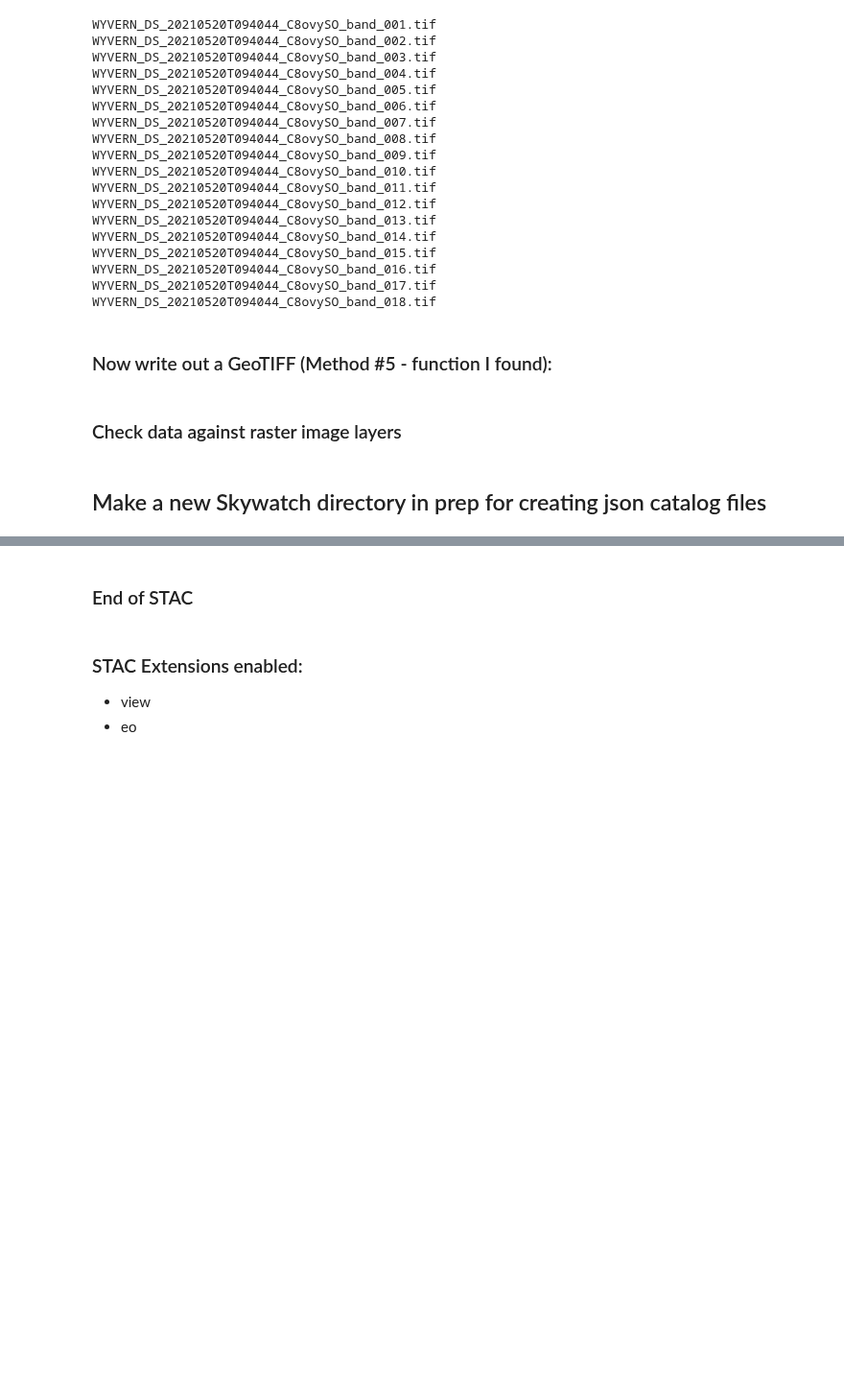
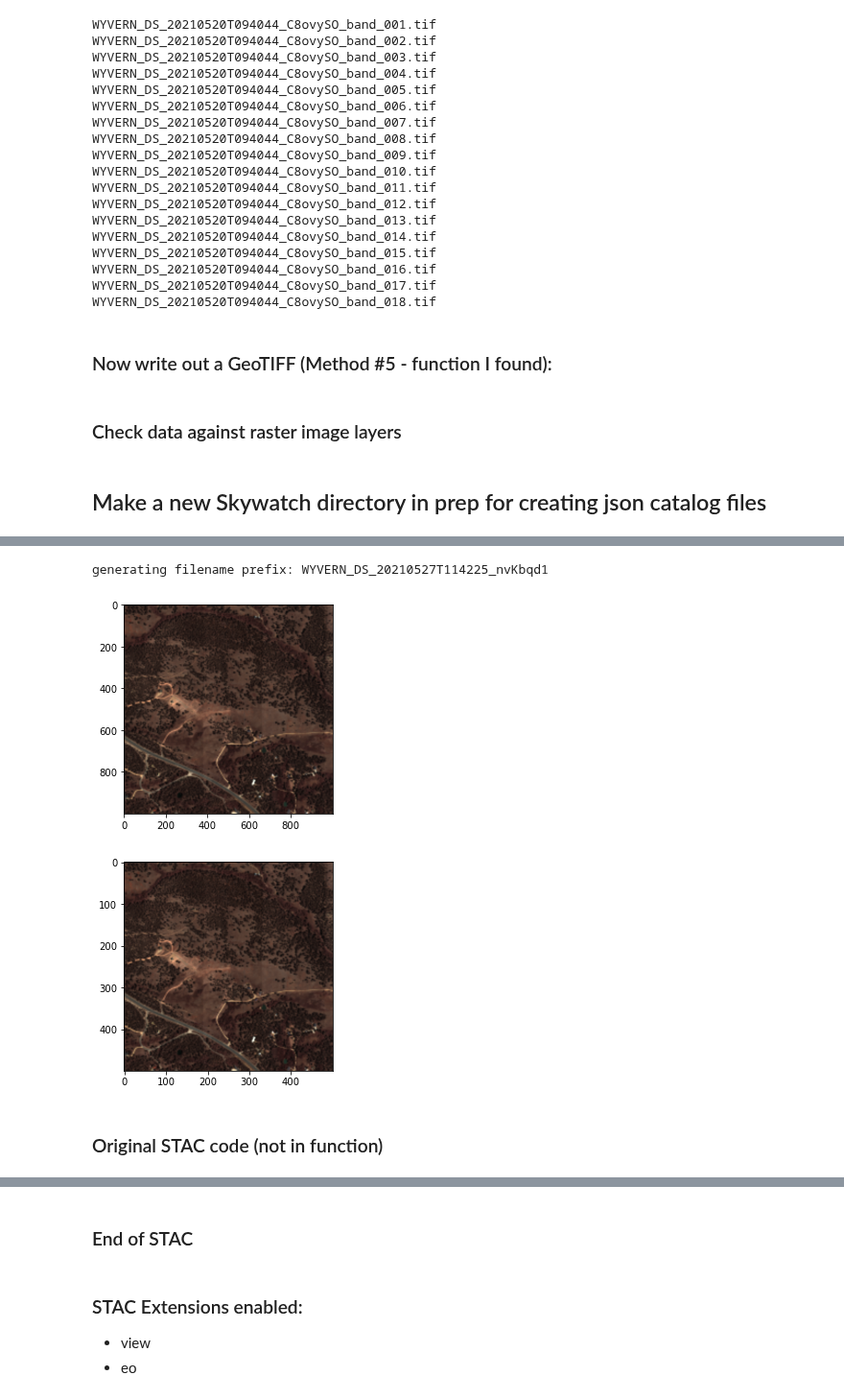
Before and after one commit to cjstewart/hyperspectral-project, a Jupyter notebook: notebooks/hdf5_to_GeoTIFF.ipynb, the cells around one changed output, grey strips where cells are left out. Shown at 96% size. Cells and saved outputs as stored; diff of their text form; code cells hidden in the pictures; blank space fills up the shorter version.

Commit message:
Implements STAC geotiff metadata & image prototype pipeline

```diff
--- a/notebooks/hdf5_to_GeoTIFF.ipynb
+++ b/notebooks/hdf5_to_GeoTIFF.ipynb
@@ -960,0 +1236,13 @@ if not os.path.isdir(output_dir):
+# %%
+# params to pass
+desired_band_centres = [0.505, 0.526, 0.544, 0.565, 0.586,
+                        0.606, 0.626, 0.646, 0.665, 0.682, 0.699,
+                        0.715, 0.730, 0.745, 0.762, 0.779, 0.787, 0.804
+                       ]
+rebanded_FWHM_array = np.round(downSampler.band_widths(desired_band_centres),3)
+
+print(desired_band_centres)
+
+print(rebanded_FWHM_array)
+
+# resamp_refl_array
@@ -961,3 +1253,69 @@ if not os.path.isdir(output_dir):
+# %%
+def rand_string(length):
+    '''
+    Generates a string of random characters of the passed in length
+    '''
+    # from here: https://www.askpython.com/python/examples/generate-random-strings-in-python
+    return ''.join(random.SystemRandom().choice(string.ascii_letters + string.digits) for _ in range(length))
+# %%
+# MUST GO AFTER band_widths function
+
+# set the time the image is created
+timestamp = datetime.datetime.utcnow()
+start_timestamp = timestamp + datetime.timedelta(0,-5)
+end_timestamp = timestamp + datetime.timedelta(0,5)
+
+time_string = str(timestamp).replace(' ','T') # add T in
+time_string = time_string.replace('-','') # remove hyphens
+time_string = time_string.replace(':','') # remove :
+time_string = time_string[0:15]
+
+filename_prefix = 'WYVERN_DS_'+ time_string +'_'+rand_string(7) # create filename prefix
+
+print("generating filename prefix: "+filename_prefix)
+#downSampler_logger.debug("generating filename prefix: "+filename_prefix)  # logging
+
+# Directory
+#directory = 'catalog'
+# Parent Directory path
+parent_dir = "../data/pipeline_output/catalog" # change this in production pipeline
+
+
+#file_path = r'C:\Users\Chris\Documents\SideProjects_C\hyperspectral-project\data\Skywatch\catalog'
+
+# make directory
+if not os.path.isdir(parent_dir):
+    try:
+        os.makedirs(parent_dir, exist_ok=True)
+    except OSError:
+        print(">>>>>> Creation of the directory {} failed".format(output_dir))
+    else:
+        print(">>>>>> Successfully created the directory {}".format(output_dir))
+        #downSampler_logger.debug(">>>>>> Successfully created the directory {}".format(output_dir))  # logging
+
+# define some bands names
+common_band_names = ['green1','green2','green3','green4','yellow',
+                     'red1','red2','red3','red4','red5','red6',
+                     'rededge1','rededge2','rededge3',
+                     'nir1','nir2','nir3','nir4'
+                    ]
+
+
+# gnerate metadata file
+metadata2geojsonSTAC(resamp_refl_array, desired_band_centres, rebanded_FWHM_array, resamp_metadata_dict, common_band_names, timestamp, start_timestamp, end_timestamp, parent_dir, filename_prefix)
+# refl_array, metadata_dict, wavelength_array, FWHM_array, common_band_names, timestamp, start_timestamp, end_timestamp, file_path, filename_prefix="WYVERN_DS"
+
+
+# generate geotiff images
+output_dir = os.path.join(parent_dir, filename_prefix) # save geotiffs directly into the new directory that the STAC metadata file made
+array2gtiff_raster(resamp_refl_array, desired_band_centres, rebanded_FWHM_array, resamp_metadata_dict, 1, 1, output_dir, filename_prefix)
+# refl_array, wavelength_array, FWHM_array, metadata_dict, pixelWidth, pixelHeight, file_path, filename_prefix="WYVERN_DS"
+# %% [output]
+generating filename prefix: WYVERN_DS_20210527T114225_nvKbqd1
+[figure, added]
+[figure, added]
+# %% [markdown]
+### Original STAC code (not in function)
 # %%
 # check what we have to work with
 resamp_metadata_dict
```
Also changed, not shown: parts of 34 cells of this notebook, 1 other file.
